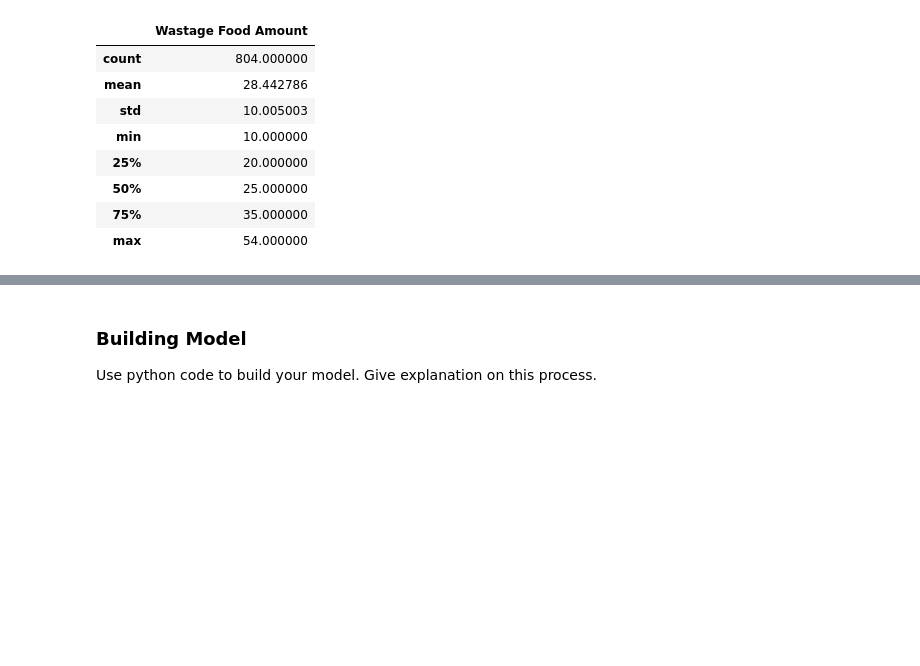
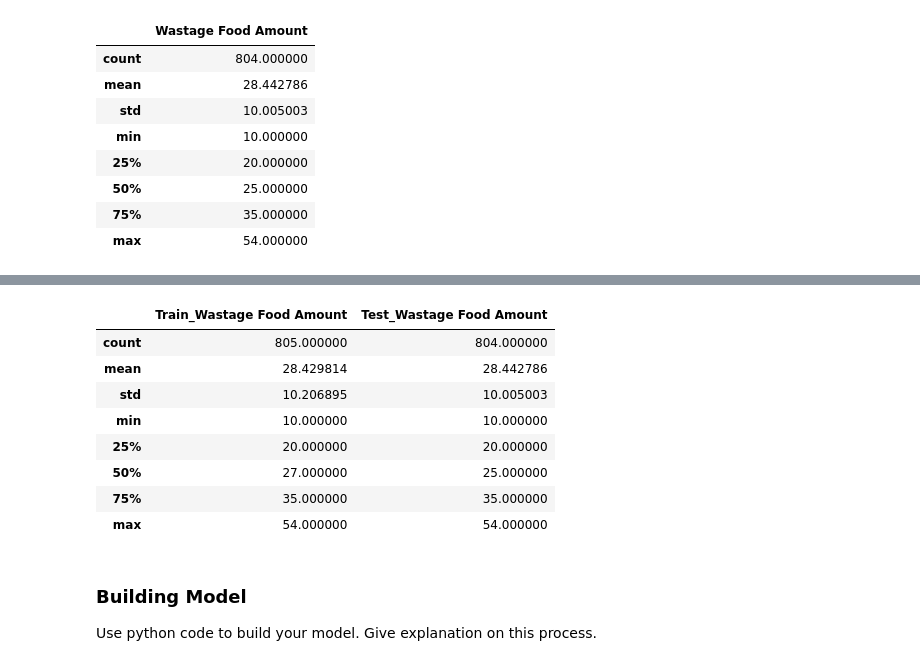
Before and after one commit to ziqiqiiii/DDW_DTP, a Jupyter notebook: Project Template.ipynb, the cells around one changed output, grey strips where cells are left out. Cells and saved outputs as stored; diff of their text form; code cells hidden in the pictures; blank space fills up the shorter version.

```diff
--- a/Project Template.ipynb
+++ b/Project Template.ipynb
@@ -398,3 +506,19 @@ display(dv_test.describe())
+# %%
+# Compare DV (dependent variable)
+pd.concat(
+    [dv_train.describe().add_prefix('Train_'), dv_test.describe().add_prefix('Test_')],
+    axis=1
+)
+# %% [output]
+|  | Train_Wastage Food Amount | Test_Wastage Food Amount |
+| count | 805.000000 | 804.000000 |
+| mean | 28.429814 | 28.442786 |
+| std | 10.206895 | 10.005003 |
+| min | 10.000000 | 10.000000 |
+| 25% | 20.000000 | 20.000000 |
+| 50% | 27.000000 | 25.000000 |
+| 75% | 35.000000 | 35.000000 |
+| max | 54.000000 | 54.000000 |
 # %% [markdown]
 ### Building Model
 
```
Also changed, not shown: parts of 40 cells of this notebook.
